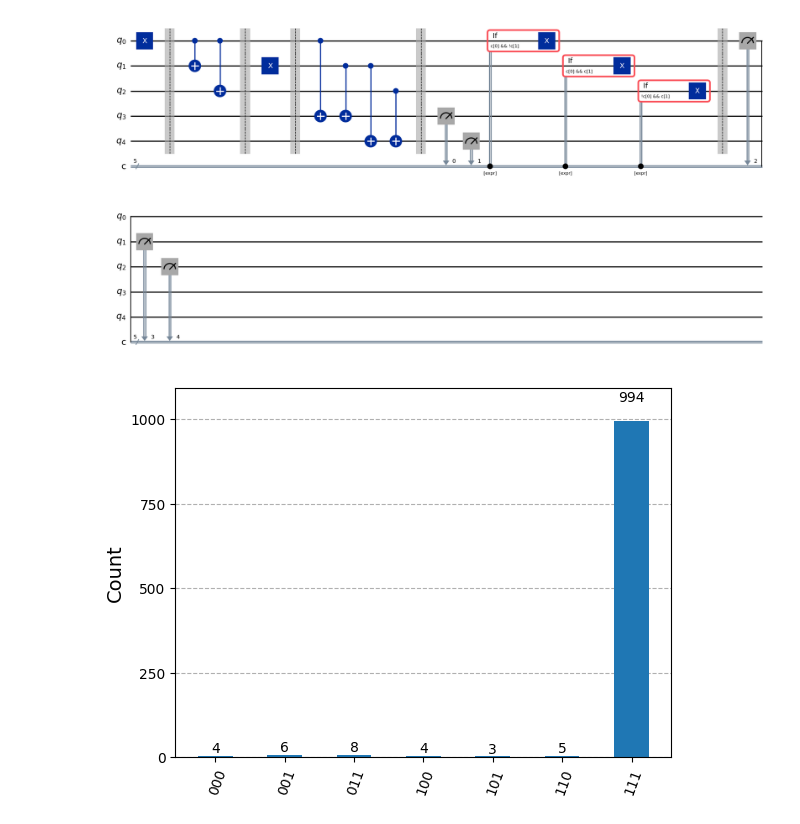
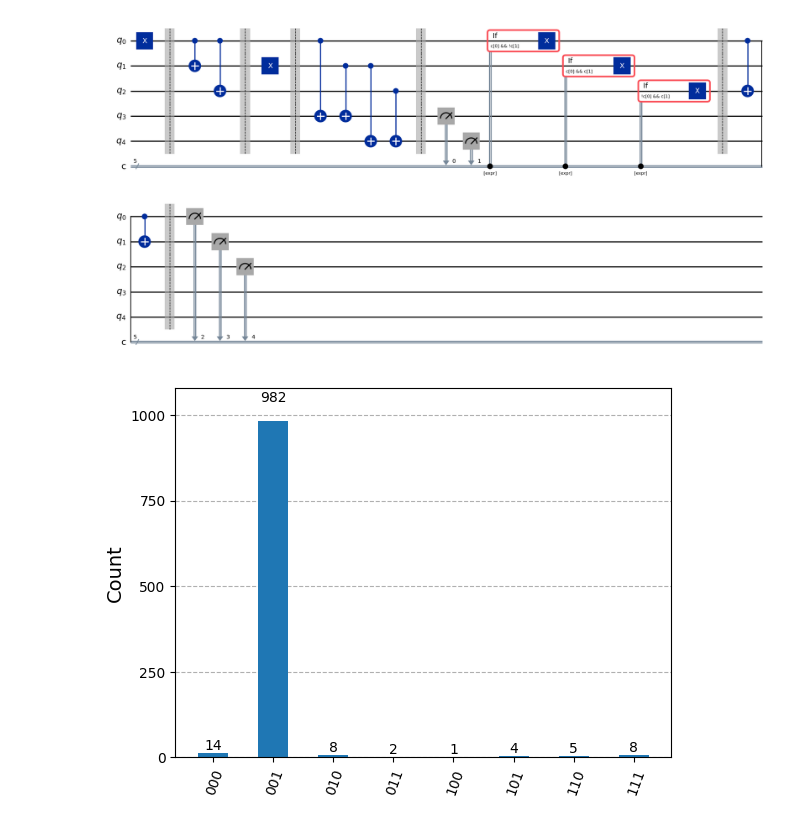
Before and after one commit to wschia100/SIT-UofG-QC, a Jupyter notebook: QC-Lab4-A.ipynb, the cells around one changed output. Drawn from its saved outputs; the diff is of its cells as text; code cells hidden in the pictures.

```diff
--- a/QC-Lab4-A.ipynb
+++ b/QC-Lab4-A.ipynb
@@ -71,34 +71,41 @@ flip.measure([3,4],[0,1])
 
 # Conditional application of X to qubits 0, 1 and 2
 # if c0 and not c1 then X(q0)
 # if c0 and c1 then X(q1)
 # if not c0 and c1 then X(q2)
 
 with flip.if_test(expr.logic_and(flip.clbits[0],expr.logic_not(flip.clbits[1]))):
     flip.x(0)
 
 with flip.if_test(expr.logic_and(flip.clbits[0],flip.clbits[1])):
     flip.x(1)
 
 with flip.if_test(expr.logic_and(expr.logic_not(flip.clbits[0]),flip.clbits[1])):
     flip.x(2)
 
 flip.barrier()
 
+# decode qubit 0 onto qubits 1 and 2
+
+flip.cx(0,2)
+flip.cx(0,1)
+
+flip.barrier()
+
 # The original state of qubit 0 was encoded by being "spread" across qubits 1 and 2.
 # We are now back in that encoded state.
 # Because of the entanglement, measuring qubits 0, 1 and 2
 # should give the same statistics as measuring the original qubit 0.
 
 # You can also implement the final decoding, putting the state back into a single qubit, and measuring it.
 
 flip.measure([0,1,2],[2,3,4])
 
 # Check the circuit
 
 flip.draw("mpl")
 # %% [output]
-[figure, old version]
+[figure, new version]
 # %%
 # Simulate and plot results
 # Use GenericBackendV2 because we need if_test
@@ -112,4 +119,4 @@ counts = result_sim.get_counts(compiled)
 mcounts = marginal_counts(counts,indices=[2,3,4])
 plot_histogram(mcounts)
 # %% [output]
-[figure, old version]
+[figure, new version]
```
